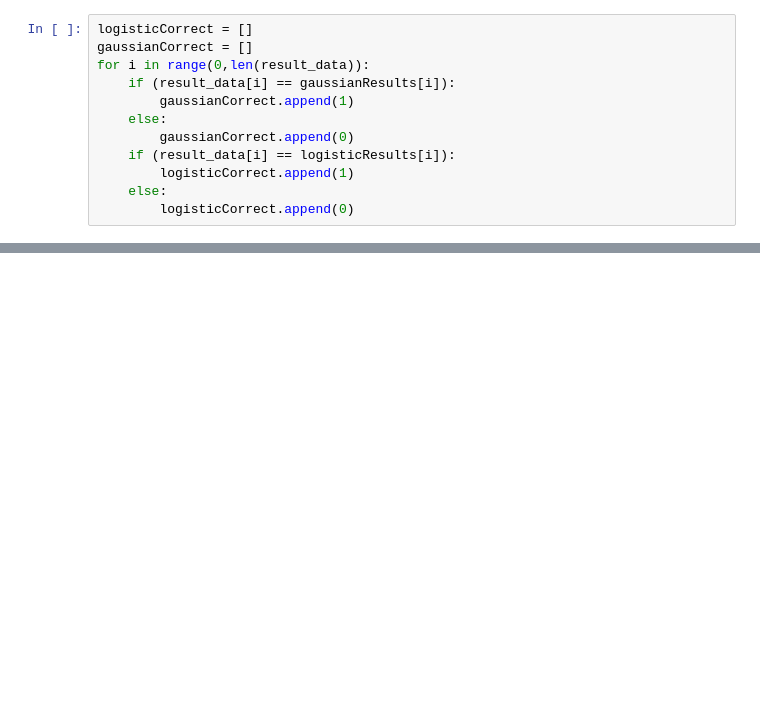
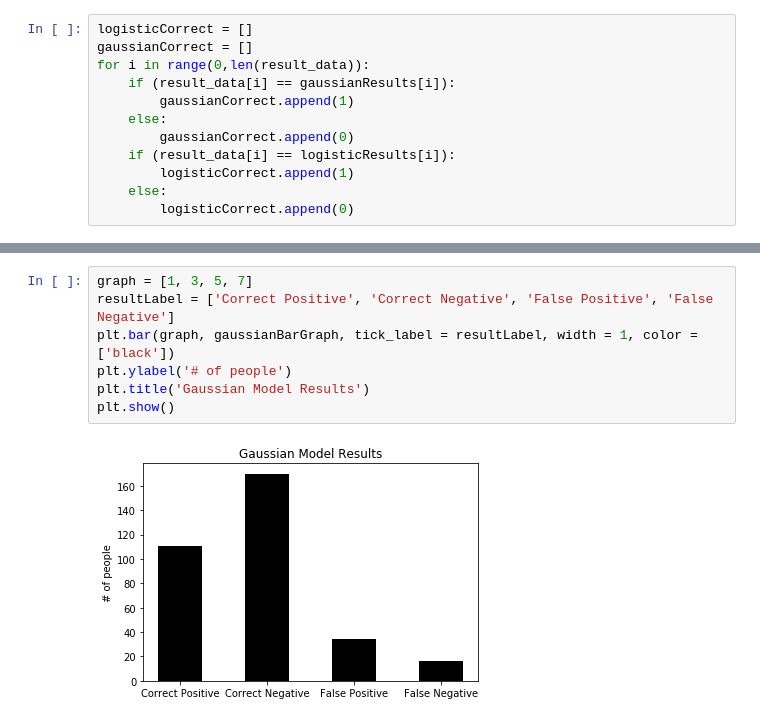
Before and after one commit to kevinhbhimani/Surviving-The-Titanic, a Jupyter notebook: titanic_survival.ipynb, the cells around one changed output, grey strips where cells are left out. Drawn from its saved outputs; the diff is of its cells as text; blank space fills up the shorter version.

```diff
--- a/titanic_survival.ipynb
+++ b/titanic_survival.ipynb
@@ -205,0 +249,9 @@ Total number of people that the models were able to make predictions for: 331
+# %%
+graph = [1, 3, 5, 7]
+resultLabel = ['Correct Positive', 'Correct Negative', 'False Positive', 'False Negative']
+plt.bar(graph, gaussianBarGraph, tick_label = resultLabel, width = 1, color = ['black'])
+plt.ylabel('# of people')
+plt.title('Gaussian Model Results')
+plt.show()
+# %% [output]
+[figure, added]
```
Also changed, not shown: parts of 12 cells of this notebook.
